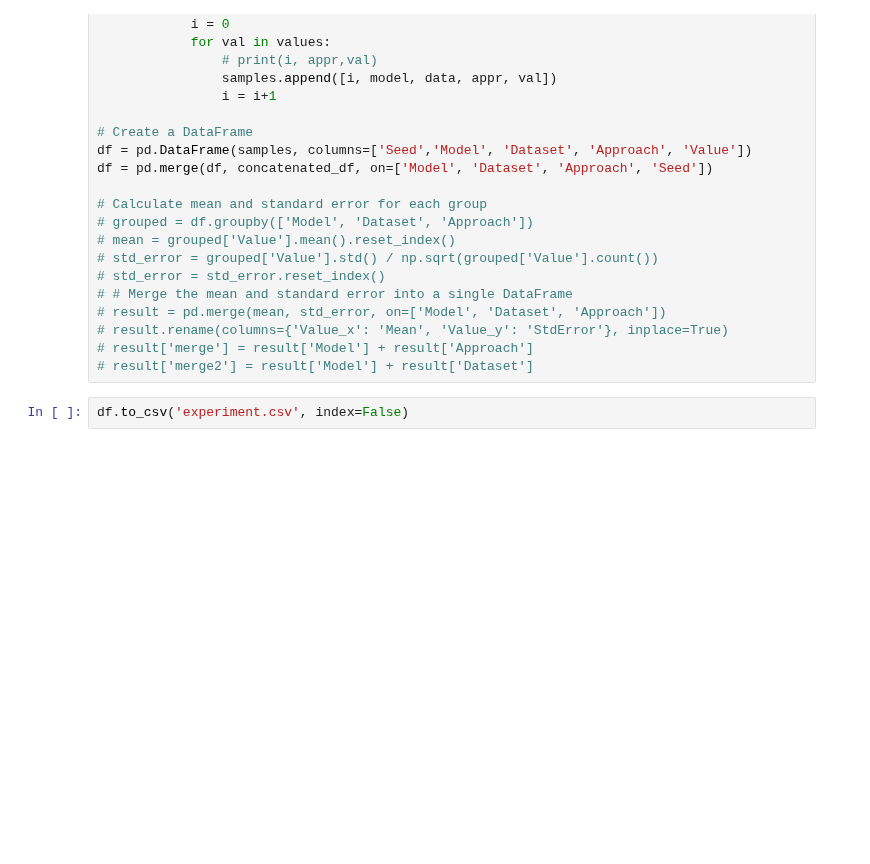
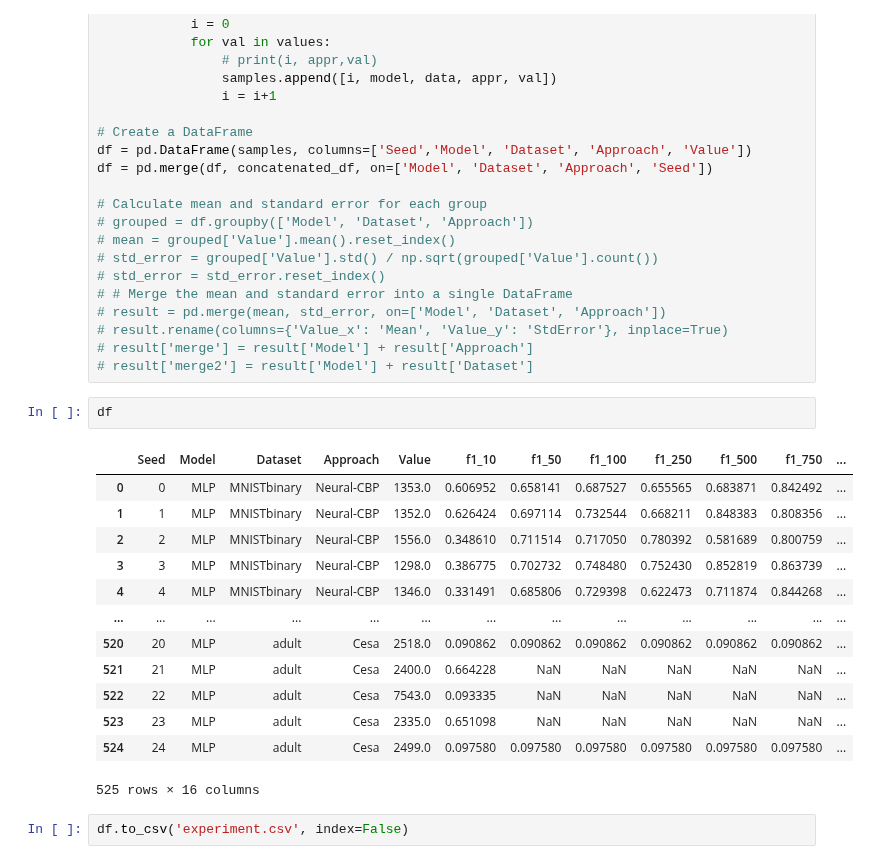
Before and after one commit to MaxHeuillet/neuralCBPside, a Jupyter notebook: results_MLP_ agregated_binary.ipynb, the cells around one changed output. Cells and saved outputs as stored; diff of their text form; blank space fills up the shorter version.

```diff
--- a/results_MLP_ agregated_binary.ipynb
+++ b/results_MLP_ agregated_binary.ipynb
@@ -189,6 +236,22 @@ df = pd.merge(df, concatenated_df, on=['Model', 'Dataset', 'Approach', 'Seed'])
 # result.rename(columns={'Value_x': 'Mean', 'Value_y': 'StdError'}, inplace=True)
 # result['merge'] = result['Model'] + result['Approach']
 # result['merge2'] = result['Model'] + result['Dataset']
+# %%
+df
+# %% [output]
+|  | Seed | Model | Dataset | Approach | Value | f1_10 | f1_50 | f1_100 | f1_250 | f1_500 | f1_750 | ... |
+| 0 | 0 | MLP | MNISTbinary | Neural-CBP | 1353.0 | 0.606952 | 0.658141 | 0.687527 | 0.655565 | 0.683871 | 0.842492 | ... |
+| 1 | 1 | MLP | MNISTbinary | Neural-CBP | 1352.0 | 0.626424 | 0.697114 | 0.732544 | 0.668211 | 0.848383 | 0.808356 | ... |
+| 2 | 2 | MLP | MNISTbinary | Neural-CBP | 1556.0 | 0.348610 | 0.711514 | 0.717050 | 0.780392 | 0.581689 | 0.800759 | ... |
+| 3 | 3 | MLP | MNISTbinary | Neural-CBP | 1298.0 | 0.386775 | 0.702732 | 0.748480 | 0.752430 | 0.852819 | 0.863739 | ... |
+| 4 | 4 | MLP | MNISTbinary | Neural-CBP | 1346.0 | 0.331491 | 0.685806 | 0.729398 | 0.622473 | 0.711874 | 0.844268 | ... |
+| ... | ... | ... | ... | ... | ... | ... | ... | ... | ... | ... | ... | ... |
+| 520 | 20 | MLP | adult | Cesa | 2518.0 | 0.090862 | 0.090862 | 0.090862 | 0.090862 | 0.090862 | 0.090862 | ... |
+| 521 | 21 | MLP | adult | Cesa | 2400.0 | 0.664228 | NaN | NaN | NaN | NaN | NaN | ... |
+| 522 | 22 | MLP | adult | Cesa | 7543.0 | 0.093335 | NaN | NaN | NaN | NaN | NaN | ... |
+| 523 | 23 | MLP | adult | Cesa | 2335.0 | 0.651098 | NaN | NaN | NaN | NaN | NaN | ... |
+| 524 | 24 | MLP | adult | Cesa | 2499.0 | 0.097580 | 0.097580 | 0.097580 | 0.097580 | 0.097580 | 0.097580 | ... |
+525 rows × 16 columns
 # %%
 df.to_csv('experiment.csv', index=False)
 # %%
```
Also changed, not shown: parts of 4 cells of this notebook, 1 other file.
